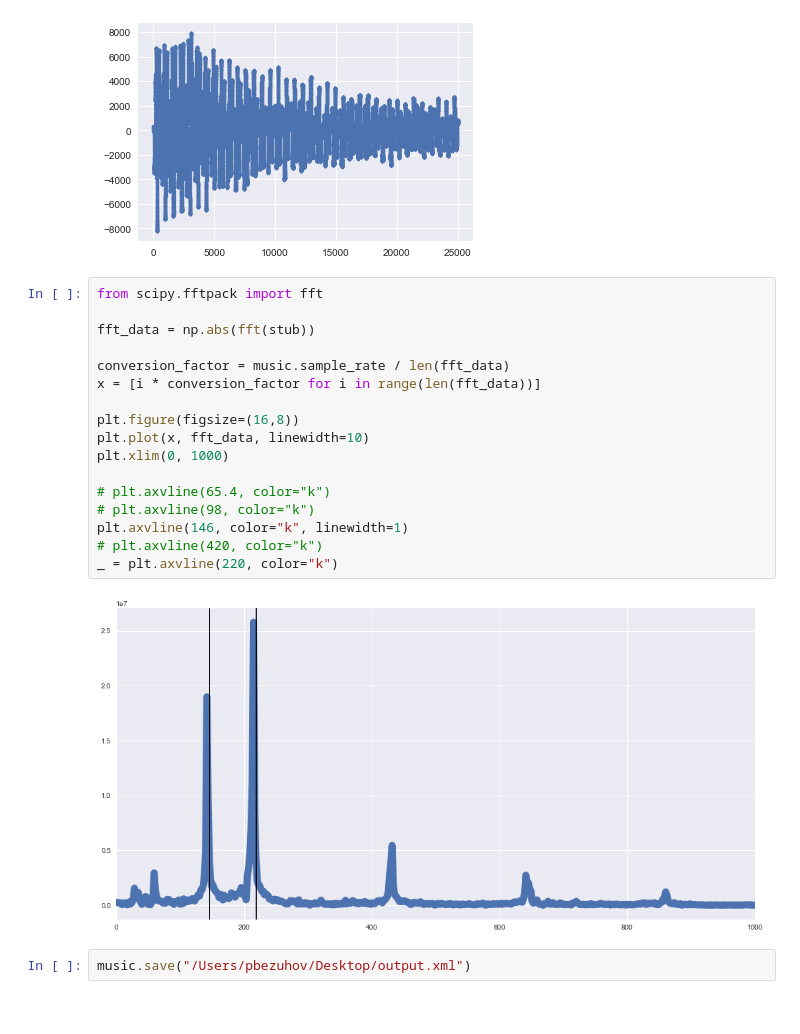
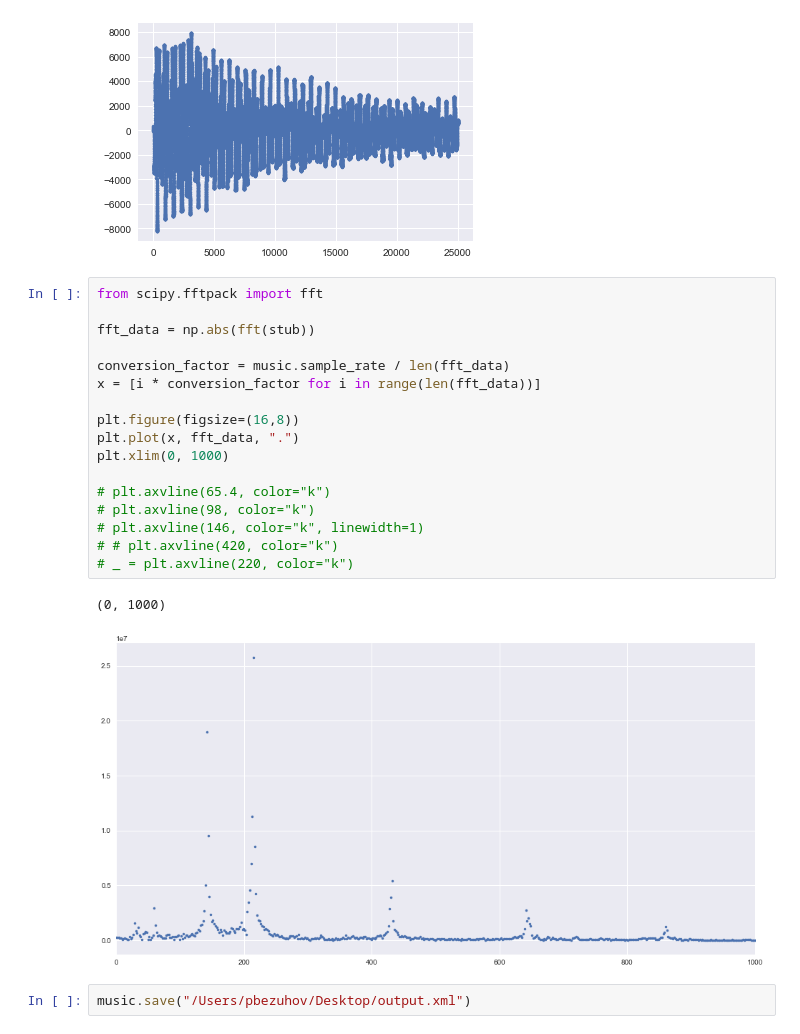
Before and after one commit to pstetz/Pitch-Perfect, a Jupyter notebook: main.ipynb, the cells around one changed output. Saved outputs shown, nothing was run; the diff lists cells and outputs as text.

```diff
--- a/main.ipynb
+++ b/main.ipynb
@@ -46,21 +29,22 @@ plt.plot(stub, ".")
 # %%
 from scipy.fftpack import fft
 
 fft_data = np.abs(fft(stub))
 
 conversion_factor = music.sample_rate / len(fft_data)
 x = [i * conversion_factor for i in range(len(fft_data))]
 
 plt.figure(figsize=(16,8))
-plt.plot(x, fft_data, linewidth=10)
+plt.plot(x, fft_data, ".")
 plt.xlim(0, 1000)
 
 # plt.axvline(65.4, color="k")
 # plt.axvline(98, color="k")
-plt.axvline(146, color="k", linewidth=1)
-# plt.axvline(420, color="k")
-_ = plt.axvline(220, color="k")
+# plt.axvline(146, color="k", linewidth=1)
+# # plt.axvline(420, color="k")
+# _ = plt.axvline(220, color="k")
 # %% [output]
+(0, 1000)
-[figure, old version]
+[figure, new version]
 # %%
 music.save("/Users/pbezuhov/Desktop/output.xml")
```
Also changed, not shown: parts of 1 cell of this notebook, 3 other files.
